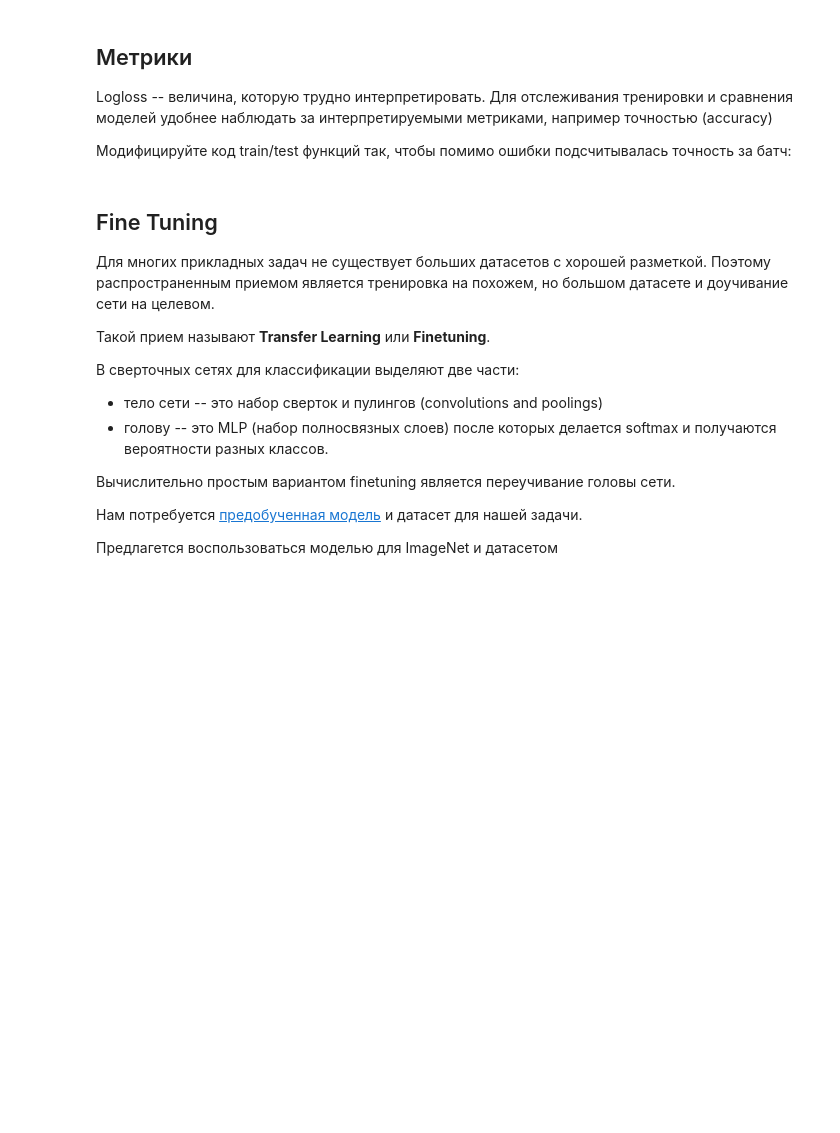
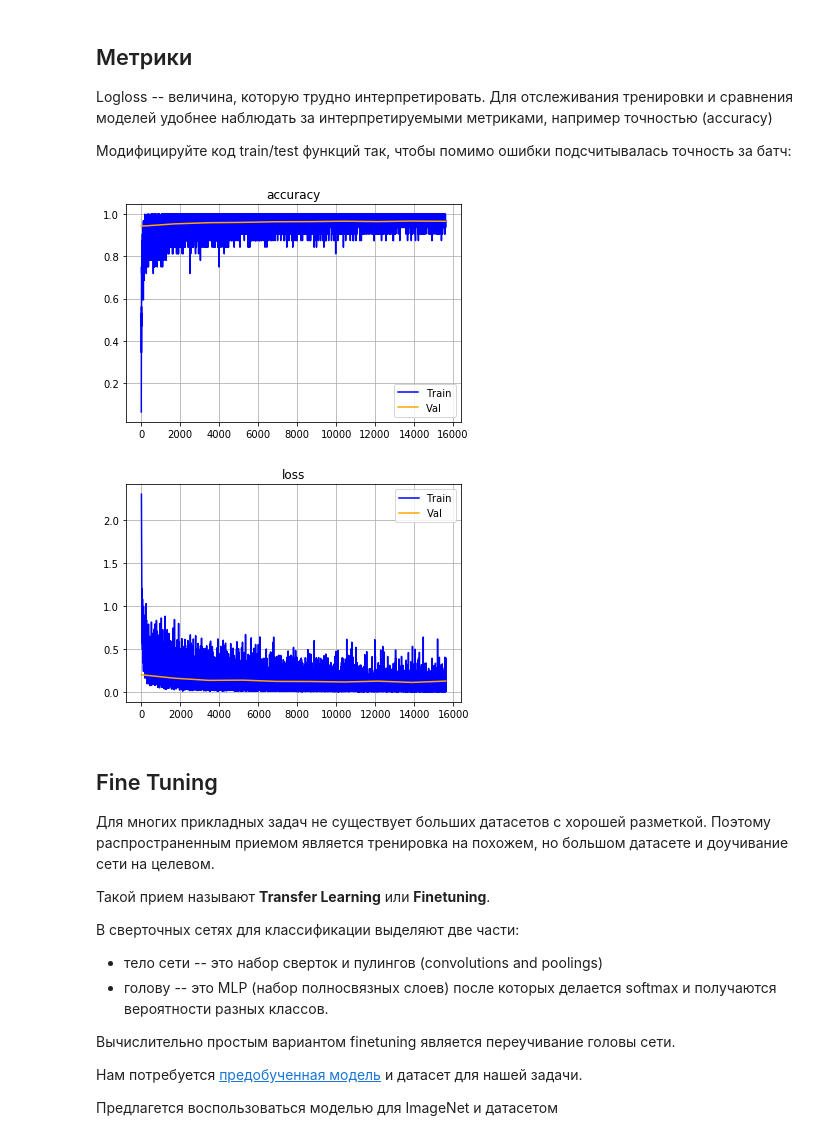
Before and after one commit to Mikhail-off/DL-2019, a Jupyter notebook: Seminars/02/DL19_seminar2.ipynb, the cells around one changed output. Cells and saved outputs as stored; diff of their text form; code cells hidden in the pictures; blank space fills up the shorter version.

```diff
--- a/Seminars/02/DL19_seminar2.ipynb
+++ b/Seminars/02/DL19_seminar2.ipynb
@@ -594,3 +559,68 @@ for epoch in range(10):
+# %%
+# TODO: добавьте подсчет точности
+def train(model, optimizer, batchsize=32):
+    loss_log, acc_log = [], []
+
+    model.train()
+    for x_batch, y_batch in iterate_minibatches(X_train, y_train, batchsize=batchsize, shuffle=True):
+        # data preparation
+        data = torch.from_numpy(x_batch.astype(np.float32))
+        target = torch.from_numpy(y_batch.astype(np.int64))
+
+        optimizer.zero_grad()
+        output = model(data)
+        loss = F.nll_loss(output, target)
+        # compute gradients
+        loss.backward()
+        # make a step
+        optimizer.step()
+        loss = loss.item()
+        accuracy = torch.mean((torch.argmax(output, dim=-1) == target).float())
+        acc_log.append(accuracy)
+        loss_log.append(loss)
+
+    return loss_log, acc_log
+
+
+# TODO: добавьте подсчет точности:
+def test(model):
+    loss_log, acc_log = [], []
+
+    output = model(torch.from_numpy(X_val.astype(np.float32)))
+    target = torch.from_numpy(y_val.astype(np.int64))
+    loss = F.nll_loss(output, target).item()
+    loss_log.append(loss)
+    accuracy = torch.mean((torch.argmax(output, dim=-1) == target).float())
+    acc_log.append(accuracy)
+    return loss_log, acc_log
+
+
+train_log, train_acc_log = [], []
+val_log, val_acc_log = [], []
+
+model = Net()
+opt = torch.optim.RMSprop(model.parameters(), lr=0.001)
+batchsize = 32
+
+
+for epoch in range(10):
+    train_loss, train_acc = train(model, opt, batchsize=batchsize)
+    # test
+    val_loss, val_acc = [np.mean(log) for log in test(model)]
+
+    # store metrics
+    train_log.extend(train_loss)
+    train_acc_log.extend(train_acc)
+    val_log.append(val_loss)
+    val_acc_log.append(val_acc)
+
+    # plot all metrics (loss and acc for train/val)
+    clear_output(True)
+    plot_history(train_acc_log, val_acc_log, title='accuracy')
+    plot_history(train_log, val_log, title='loss')
+# %% [output]
+[figure, added]
+[figure, added]
 # %% [markdown]
 ## Fine Tuning
 Для многих прикладных задач не существует больших датасетов с хорошей разметкой.
```
Also changed, not shown: parts of 13 cells of this notebook, 1 other file.
